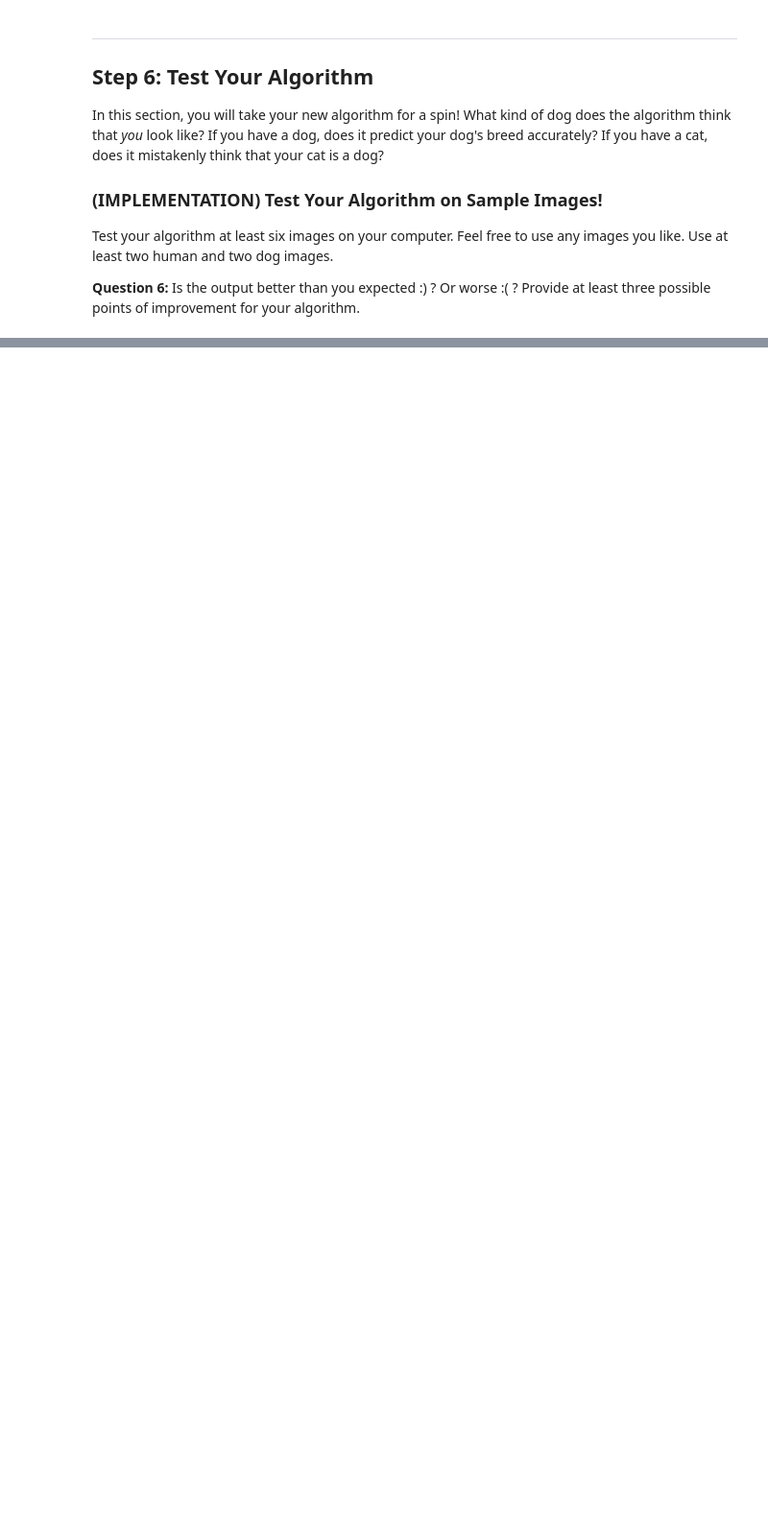
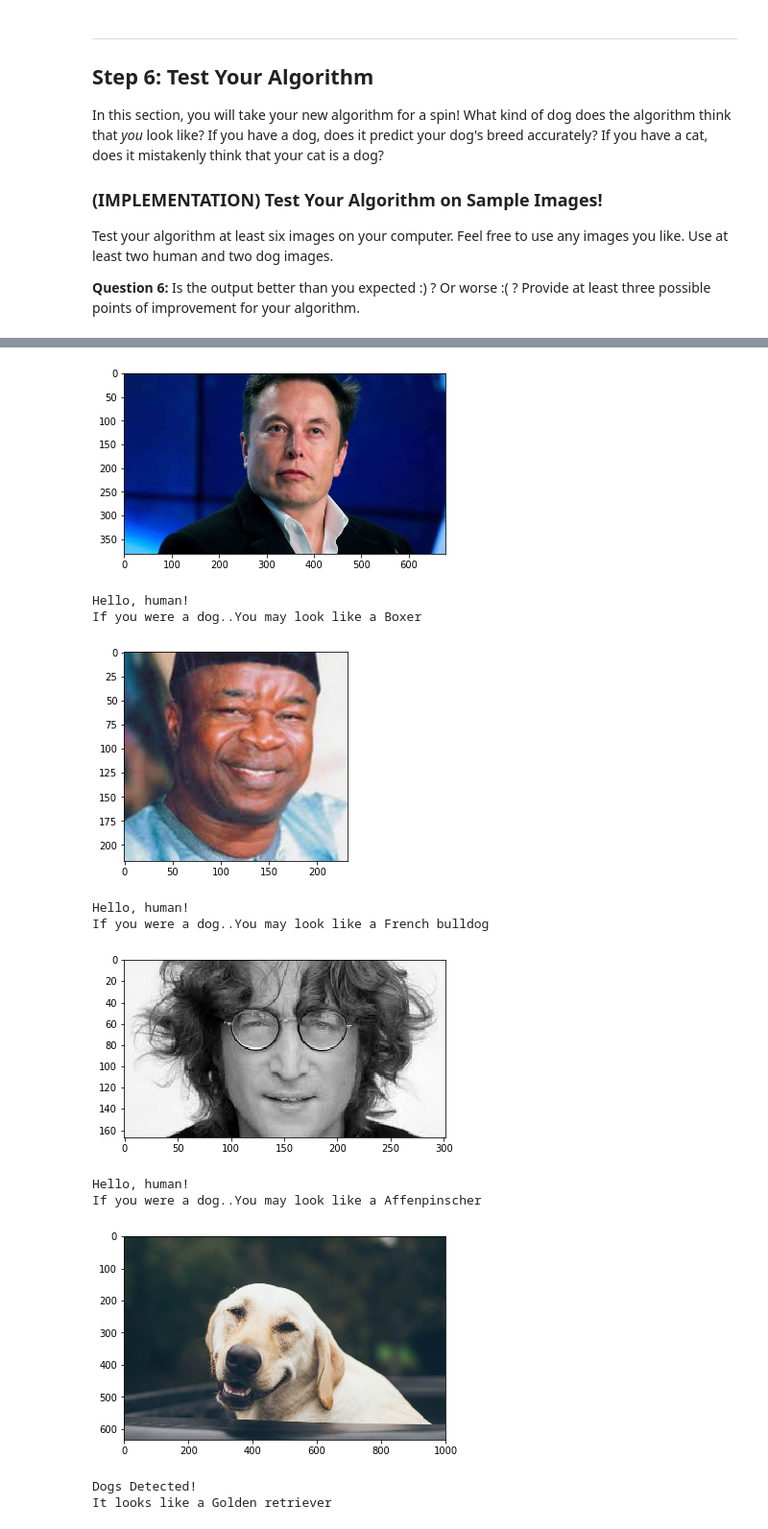
Before and after one commit to nwagu/dog-breed-classifier, a Jupyter notebook: dog_app.ipynb, the cells around one changed output, grey strips where cells are left out. Shown: that part at 96% size. Cells and saved outputs as stored; diff of their text form; code cells hidden in the pictures; blank space fills up the shorter version.

```diff
--- a/dog_app.ipynb
+++ b/dog_app.ipynb
@@ -645,12 +825,34 @@ test(loaders_transfer, model_transfer, criterion_transfer, use_cuda)
 
 Write a function that takes an image path as input and returns the dog breed (`Affenpinscher`, `Afghan hound`, etc) that is predicted by your model.
 # %%
-### TODO: Write a function that takes a path to an image as input
+from PIL import Image
+import torchvision.transforms as transforms
+
+### Write a function that takes a path to an image as input
 ### and returns the dog breed that is predicted by the model.
 
 # list of class names by index, i.e. a name can be accessed like class_names[0]
-class_names = [item[4:].replace("_", " ") for item in data_transfer['train'].classes]
+class_names = [item[4:].replace("_", " ") for item in loaders_transfer['train'].dataset.classes]
 
-def predict_breed_transfer(img_path):
+def load_input_image(img_path):
+    image = Image.open(img_path).convert('RGB')
+    prediction_transform = transforms.Compose([transforms.Resize(size=(224, 224)),
+                                     transforms.ToTensor(),
+                                     standard_normalization])
+
+    # discard the transparent, alpha channel (that's the :3) and add the batch dimension
+    image = prediction_transform(image)[:3,:,:].unsqueeze(0)
+    return image
+
+def predict_breed_transfer(model, class_names, img_path):
     # load the image and return the predicted breed
-    return None
+    img = load_input_image(img_path)
+    model = model.cpu()
+    model.eval()
+    idx = torch.argmax(model(img))
+    return class_names[idx]
+# %%
+for img_file in os.listdir('./images'):
+    img_path = os.path.join('./images', img_file)
+    predition = predict_breed_transfer(model_transfer, class_names, img_path)
+    print("Image filename: {0}, \t Predicted breed: {1}".format(img_path, predition))
@@ -678,6 +891,17 @@ Some sample output for our algorithm is provided below, but feel free to design
 
 def run_app(img_path):
     ## handle cases for a human face, dog, and neither
+    img = Image.open(img_path)
+    plt.imshow(img)
+    plt.show()
+    if dog_detector(img_path) is True:
+        prediction = predict_breed_transfer(model_transfer, class_names, img_path)
+        print("Dogs Detected!\nIt looks like a {0}".format(prediction))
+    elif face_detector(img_path) > 0:
+        prediction = predict_breed_transfer(model_transfer, class_names, img_path)
+        print("Hello, human!\nIf you were a dog..You may look like a {0}".format(prediction))
+    else:
+        print("Error! Can't detect anything..")
 # %% [markdown]
 ---
 <a id='step6'></a>
@@ -695,8 +927,23 @@ __Answer:__ (Three possible points for improvement)
 # %%
 ## TODO: Execute your algorithm from Step 6 on
 ## at least 6 images on your computer.
 ## Feel free to use as many code cells as needed.
 
-## suggested code, below
+human_files = ['./my_images/emusk.jpg', './my_images/wadenuga.jpeg', './my_images/jlennon.jpeg' ]
+dog_files = ['./my_images/dog_1.jpg', './my_images/dog_2.jpg', './my_images/dog_3.jpg']
+
 for file in np.hstack((human_files[:3], dog_files[:3])):
     run_app(file)
+# %% [output]
+[figure, added]
+Hello, human!
+If you were a dog..You may look like a Boxer
+[figure, added]
+Hello, human!
+If you were a dog..You may look like a French bulldog
+[figure, added]
+Hello, human!
+If you were a dog..You may look like a Affenpinscher
+[figure, added]
+Dogs Detected!
+It looks like a Golden retriever
```
Also changed, not shown: parts of 28 cells of this notebook, 1 other file.
